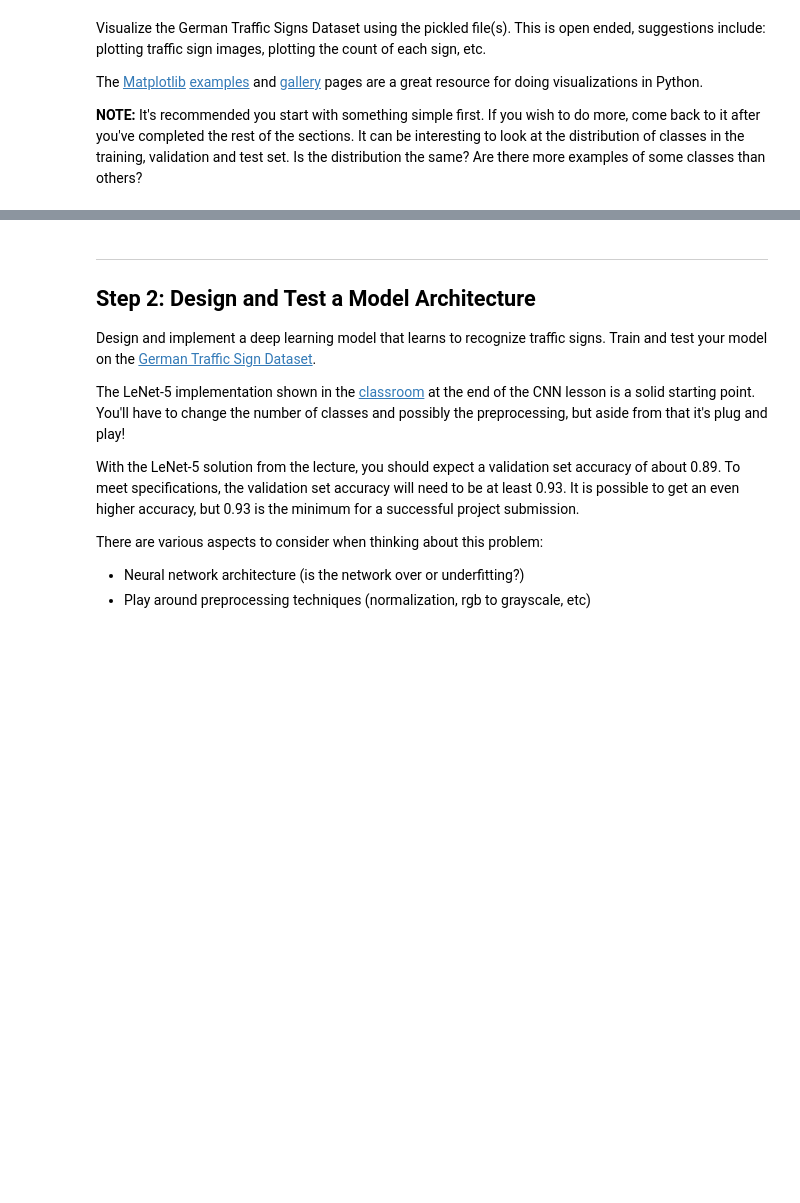
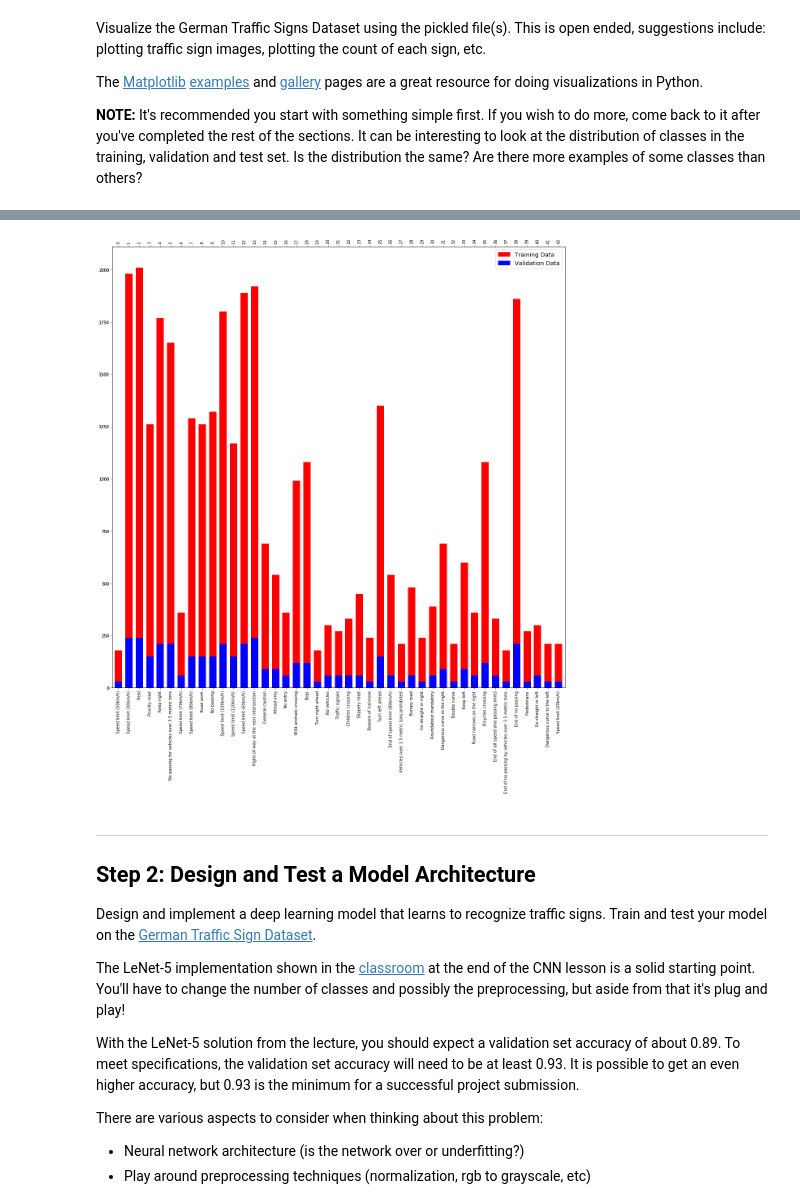
Before and after one commit to niktolis/SDCar-P2-TrafficSignClassifier, a Jupyter notebook: Traffic_Sign_Classifier.ipynb, the cells around one changed output, grey strips where cells are left out. Saved outputs shown, nothing was run; the diff lists cells and outputs as text; code cells hidden in the pictures; blank space fills up the shorter version.

```diff
--- a/Traffic_Sign_Classifier.ipynb
+++ b/Traffic_Sign_Classifier.ipynb
@@ -116,3 +132,31 @@ show_random_img()
+# %%
+y_train_df = pd.DataFrame()
+y_valid_df = pd.DataFrame()
+y_train_df['label'] = y_train
+y_valid_df['label'] = y_valid
+# %%
+fig = plt.figure(figsize=(20,20))
+
+train_chart = fig.add_subplot(111)
+valid_chart = train_chart.twiny()
+train_chart
+
+width = 0.7
+
+train_handle = y_train_df['label'].value_counts().sort_index().plot(kind='bar', color='red',
+                                                     ax = train_chart, width = width)
+valid_handle = y_valid_df['label'].value_counts().sort_index().plot(kind='bar', color='blue',
+                                                     ax = valid_chart, width = width)
+train_chart.set_xticklabels(list(map(lambda x: label[x], y_train_df['label'].value_counts().index.tolist())),
+                            rotation = 'vertical')
+
+red_patch = mpatches.Patch(color='red', label='Training Data')
+blue_patch = mpatches.Patch(color='blue', label='Validation Data')
+plt.legend(handles=[red_patch, blue_patch],fontsize = 'x-large')
+
+plt.show()
+# %% [output]
+[figure, added]
 # %% [markdown]
 ----
 
```
Also changed, not shown: parts of 38 cells of this notebook, 1 other file.
